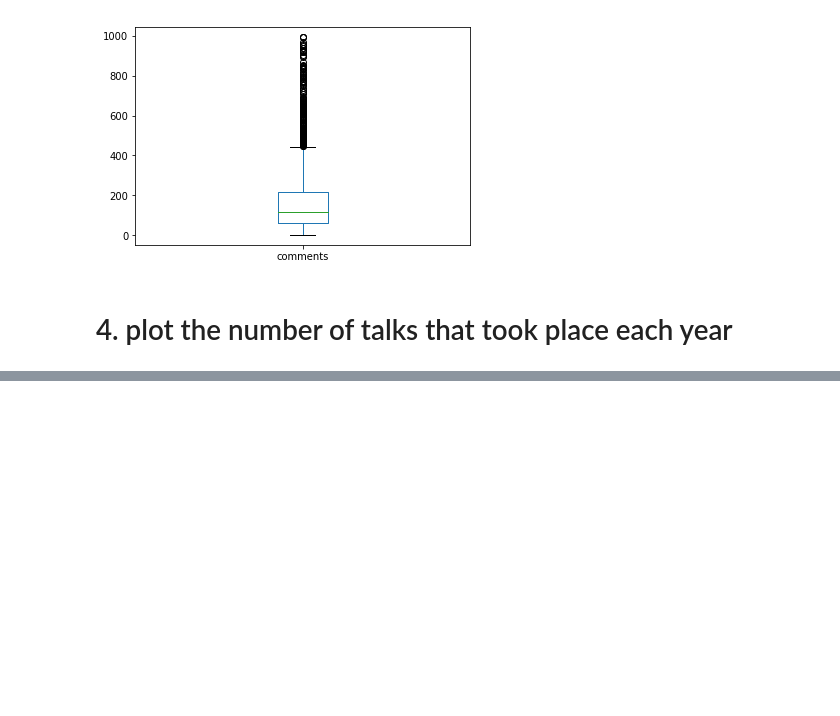
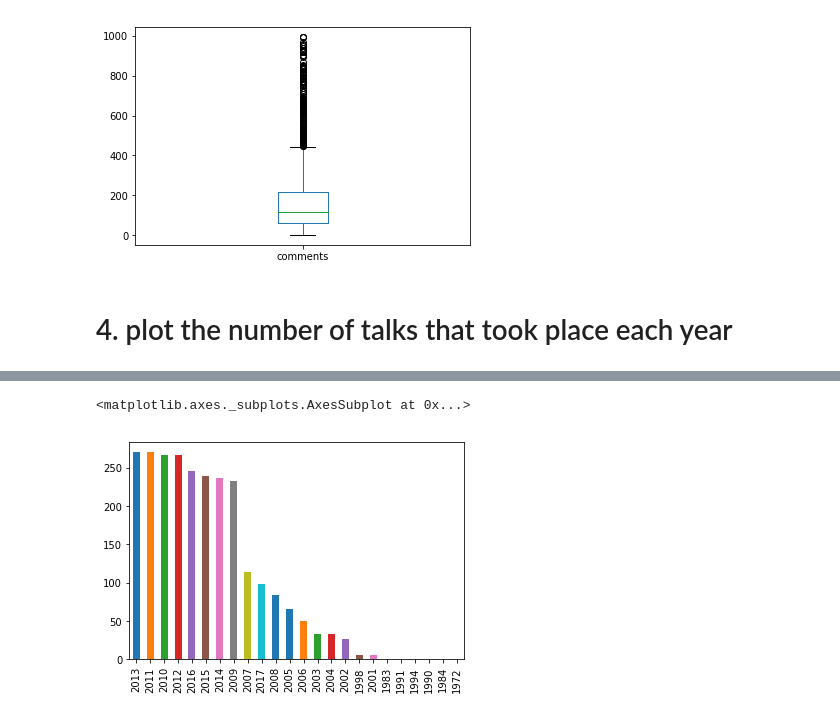
Before and after one commit to armand-hoxha25/pycon-2019-tutorial, a Jupyter notebook: armand_tutorial.ipynb, the cells around one changed output, grey strips where cells are left out. Saved outputs shown, nothing was run; the diff lists cells and outputs as text; code cells hidden in the pictures; blank space fills up the shorter version.

```diff
--- a/armand_tutorial.ipynb
+++ b/armand_tutorial.ipynb
@@ -195,0 +236,5 @@ ted.loc[ted.comments<1000,'comments'].plot(kind='box')
+# %%
+#use this
+pd.to_datetime(ted.film_date)
+#does not work too well, need to add the unit='s' to perform unix timestamp conversion
+ted['film_datetime']=pd.to_datetime(ted.film_date,unit='s')
@@ -195,0 +299,6 @@ ted.loc[ted.comments<1000,'comments'].plot(kind='box')
+# %%
+ted.film_datetime.dt.year.value_counts().plot(kind='bar') #best to use bar plots only for categories, use line plots as this is a
+#variable that changes over time
+# %% [output]
+<matplotlib.axes._subplots.AxesSubplot at 0x...>
+[figure, added]
```
Also changed, not shown: parts of 67 cells of this notebook.
